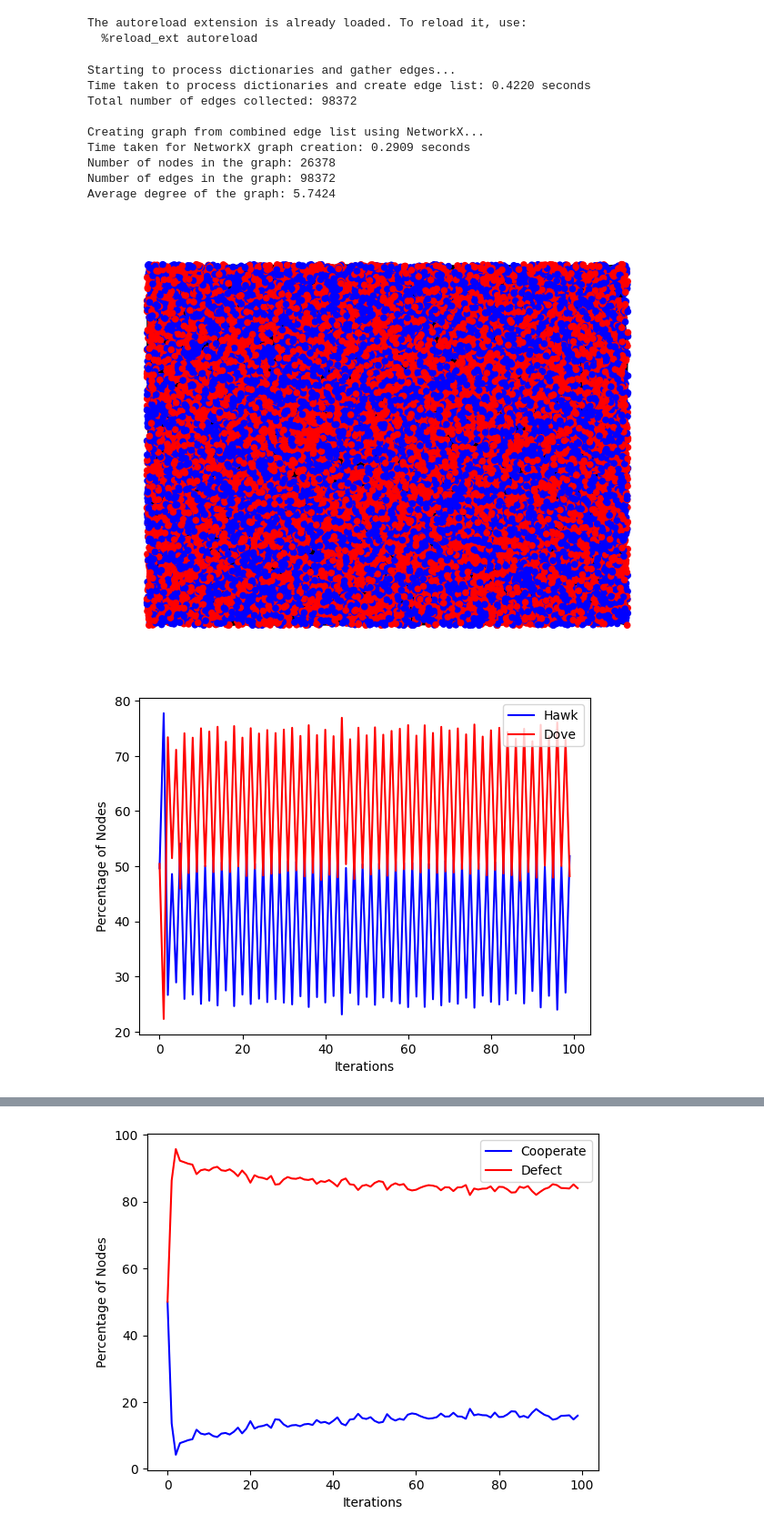
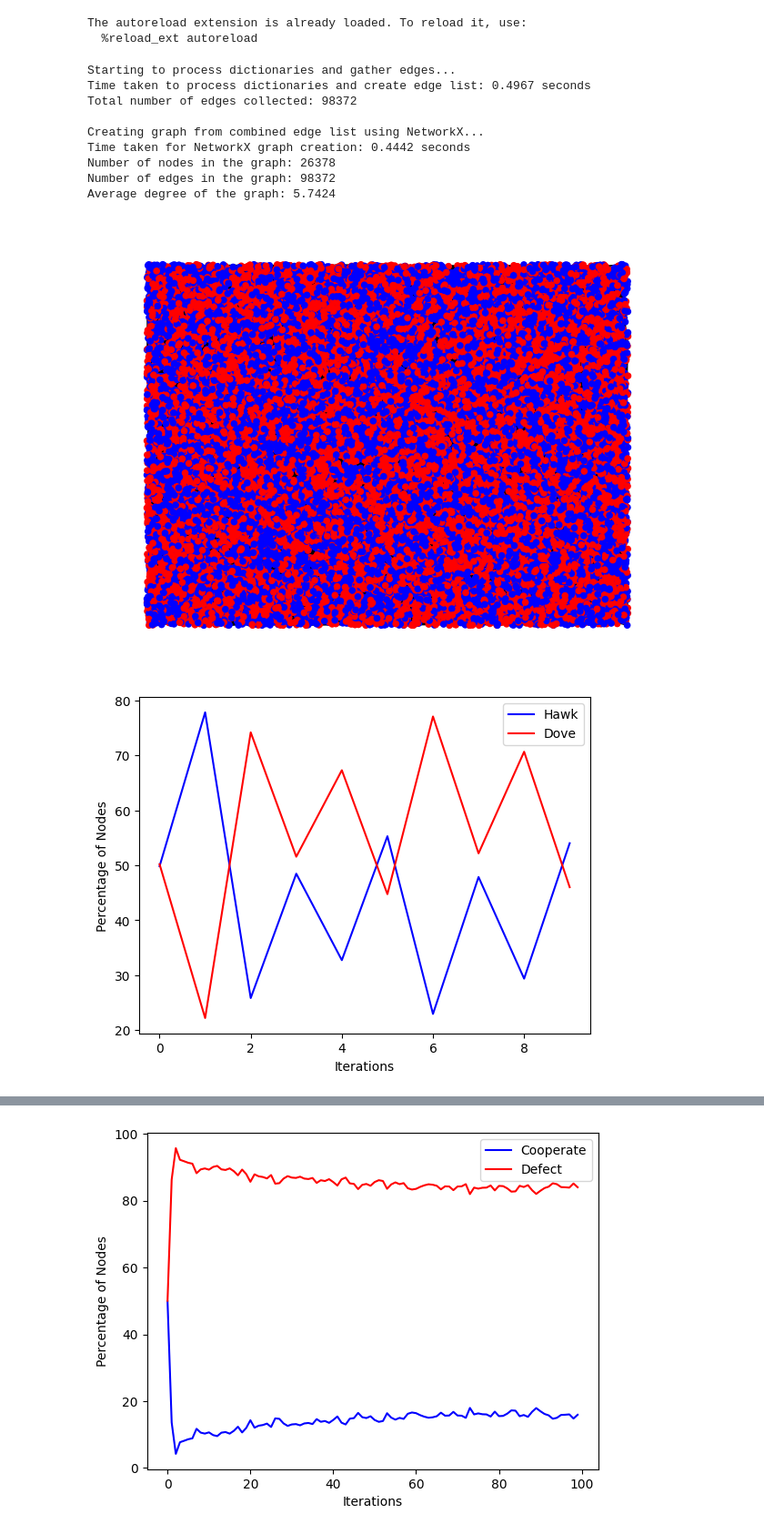
Before and after one commit to hlm01/ECE_227_game_theory, a Jupyter notebook: explore.ipynb, the cells around one changed output, grey strips where cells are left out. Shown: that part at 91% size. Drawn from its saved outputs; the diff is of its cells as text; code cells hidden in the pictures.

```diff
--- a/explore.ipynb
+++ b/explore.ipynb
@@ -13,82 +14,45 @@ from game_util import Game
 The autoreload extension is already loaded. To reload it, use:
   %reload_ext autoreload
 # %%
-json_root = os.path.join("reddit_reply_networks", "reply_networks")
-json_files = [os.path.join(json_root, f) for f in os.listdir(json_root)]
-
-
-combined_edges = []
-
-print("Starting to process dictionaries and gather edges...")
-start_time_processing = time.time()
-
-
-with open(os.path.join(json_root, "politics.json"), "r") as f:
-    data_dict = json.load(f)
-data_dict = data_dict[0]
-for source_node, target_nodes in data_dict.items():
-    for target_node in target_nodes:
-        combined_edges.append((source_node, target_node))
-
-processing_time = time.time() - start_time_processing
-print(
-    f"Time taken to process dictionaries and create edge list: {processing_time:.4f} seconds"
-)
-print(f"Total number of edges collected: {len(combined_edges)}")
-
-print("\nCreating graph from combined edge list using NetworkX...")
-start_time_graph_creation = time.time()
-
-graph = nx.DiGraph()
-graph.add_edges_from(combined_edges)
-
-graph_creation_time = time.time() - start_time_graph_creation
-print(f"Time taken for NetworkX graph creation: {graph_creation_time:.4f} seconds")
-print(f"Number of nodes in the graph: {graph.number_of_nodes()}")
-print(f"Number of edges in the graph: {graph.number_of_edges()}")
-graph = graph.to_undirected()
-pos = nx.random_layout(graph, seed=42)
-graph.remove_edges_from(nx.selfloop_edges(graph))
-degree_sequence = sorted([d for n, d in graph.degree()], reverse=True)
-average_degree = sum(degree_sequence) / len(degree_sequence) if degree_sequence else 0
-print(f"Average degree of the graph: {average_degree:.4f}")
+with open("politics.pkl", "rb") as f:
+    graph, pos = pickle.load(f)
 # %% [output]
 Starting to process dictionaries and gather edges...
-Time taken to process dictionaries and create edge list: 0.4220 seconds
+Time taken to process dictionaries and create edge list: 0.4967 seconds
 Total number of edges collected: 98372
 
 Creating graph from combined edge list using NetworkX...
-Time taken for NetworkX graph creation: 0.2909 seconds
+Time taken for NetworkX graph creation: 0.4442 seconds
 Number of nodes in the graph: 26378
 Number of edges in the graph: 98372
 Average degree of the graph: 5.7424
 # %%
 prisoners_dilemma = {
     "cooperate": {
         "cooperate": (3, 3),
         "defect": (0, 5),
     },
     "defect": {
         "cooperate": (5, 0),
         "defect": (1, 1),
     },
 }
 
 hawk_dove = {
     "hawk": {
         "hawk": (0, 0),
         "dove": (3, 1),
     },
     "dove": {
         "hawk": (1, 3),
         "dove": (2, 2),
     },
 }
 
 game = Game(graph, hawk_dove, pos=pos)
 game.reset_graph()
 game.visualize_graph()
-counters = game.play_iter(100, plot=True)
+counters = game.play_iter(10, plot=True)
 # %% [output]
-[figure, old version]
+[figure, new version]
-[figure, old version]
+[figure, new version]
```
Also changed, not shown: parts of 2 cells of this notebook, 2 other files.
